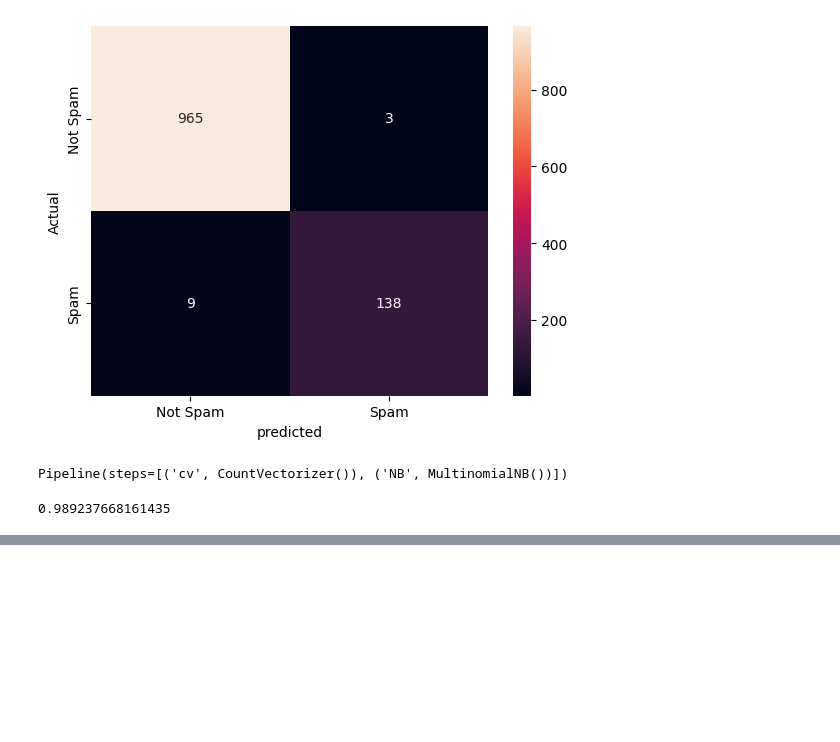
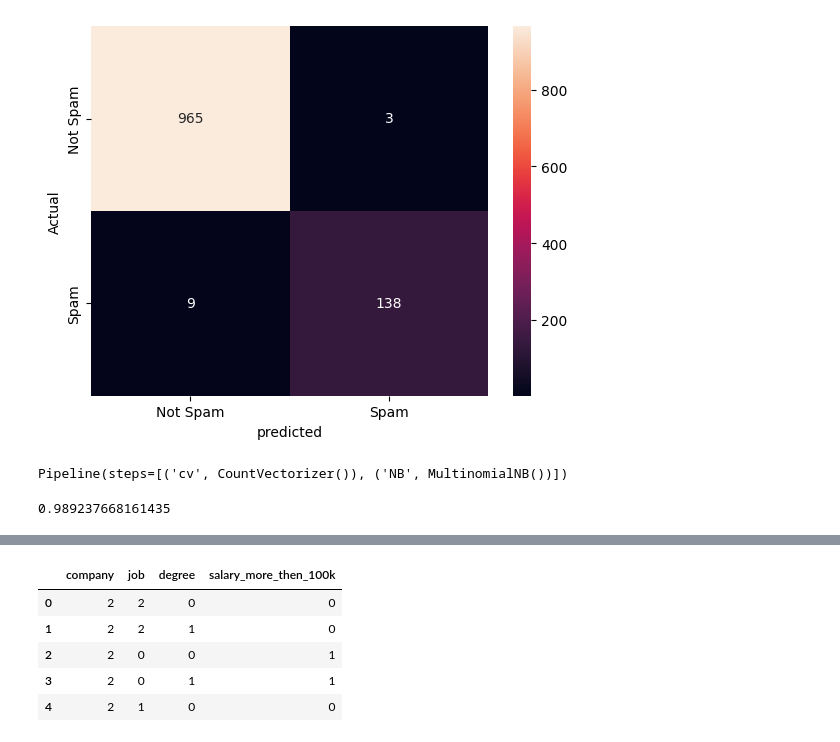
Before and after one commit to ThirumaleshV/AIE, a Jupyter notebook: ML/_2_Supervised_classification.ipynb, the cells around one changed output, grey strips where cells are left out. Saved outputs shown, nothing was run; the diff lists cells and outputs as text; code cells hidden in the pictures; blank space fills up the shorter version.

```diff
--- a/ML/_2_Supervised_classification.ipynb
+++ b/ML/_2_Supervised_classification.ipynb
@@ -1755,0 +1984,15 @@ pipe.score(x_test,y_test)
+# %%
+from sklearn.preprocessing import LabelEncoder
+le=LabelEncoder()
+
+df["company"]=le.fit_transform(df["company"])
+df["job"]=le.fit_transform(df["job"])
+df["degree"]=le.fit_transform(df["degree"])
+df.head()
+# %% [output]
+|  | company | job | degree | salary_more_then_100k |
+| 0 | 2 | 2 | 0 | 0 |
+| 1 | 2 | 2 | 1 | 0 |
+| 2 | 2 | 0 | 0 | 1 |
+| 3 | 2 | 0 | 1 | 1 |
+| 4 | 2 | 1 | 0 | 0 |
```
Also changed, not shown: parts of 14 cells of this notebook.
